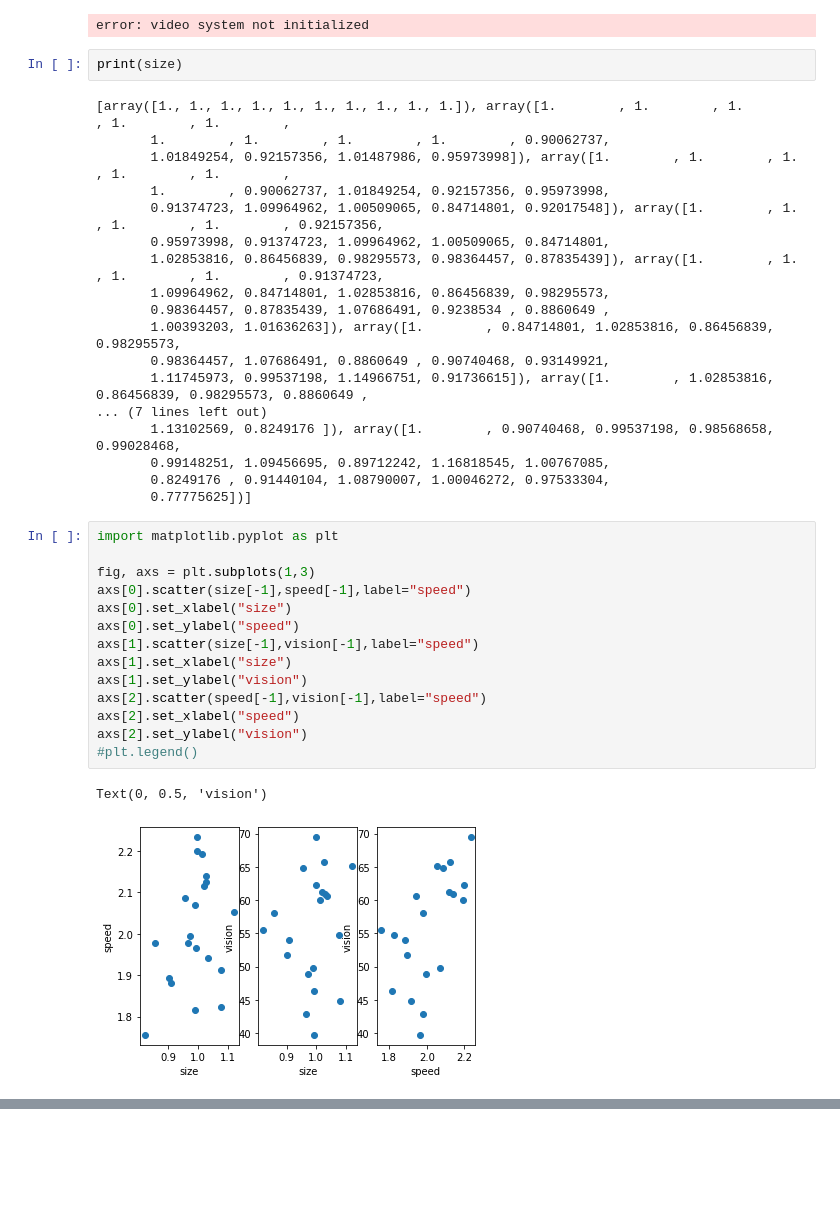
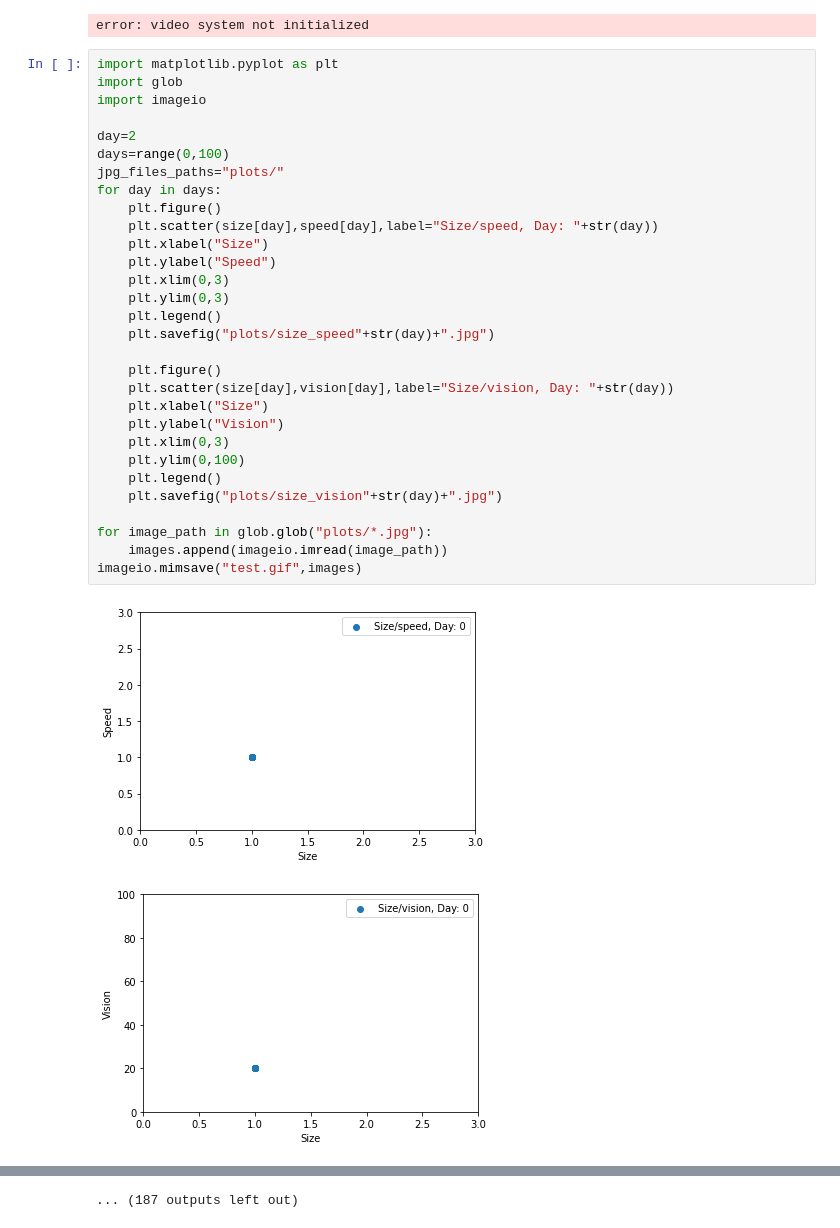
Before and after one commit to EmilGauti/MCS-FinalProject, a Jupyter notebook: Eco.ipynb, the cells around one changed output, grey strips where cells are left out. Cells and saved outputs as stored; diff of their text form; blank space fills up the shorter version.

Commit message:
plotting

```diff
--- a/Eco.ipynb
+++ b/Eco.ipynb
@@ -560,40 +560,36 @@ while True:
     iteration += 1
 # %% [output]
 error: video system not initialized
-# %%
-print(size)
-# %% [output]
-[array([1., 1., 1., 1., 1., 1., 1., 1., 1., 1.]), array([1.        , 1.        , 1.        , 1.        , 1.        ,
-       1.        , 1.        , 1.        , 1.        , 0.90062737,
-       1.01849254, 0.92157356, 1.01487986, 0.95973998]), array([1.        , 1.        , 1.        , 1.        , 1.        ,
-       1.        , 0.90062737, 1.01849254, 0.92157356, 0.95973998,
-       0.91374723, 1.09964962, 1.00509065, 0.84714801, 0.92017548]), array([1.        , 1.        , 1.        , 1.        , 0.92157356,
-       0.95973998, 0.91374723, 1.09964962, 1.00509065, 0.84714801,
-       1.02853816, 0.86456839, 0.98295573, 0.98364457, 0.87835439]), array([1.        , 1.        , 1.        , 1.        , 0.91374723,
-       1.09964962, 0.84714801, 1.02853816, 0.86456839, 0.98295573,
-       0.98364457, 0.87835439, 1.07686491, 0.9238534 , 0.8860649 ,
-       1.00393203, 1.01636263]), array([1.        , 0.84714801, 1.02853816, 0.86456839, 0.98295573,
-       0.98364457, 1.07686491, 0.8860649 , 0.90740468, 0.93149921,
-       1.11745973, 0.99537198, 1.14966751, 0.91736615]), array([1.        , 1.02853816, 0.86456839, 0.98295573, 0.8860649 ,
-... (7 lines left out)
-       1.13102569, 0.8249176 ]), array([1.        , 0.90740468, 0.99537198, 0.98568658, 0.99028468,
-       0.99148251, 1.09456695, 0.89712242, 1.16818545, 1.00767085,
-       0.8249176 , 0.91440104, 1.08790007, 1.00046272, 0.97533304,
-       0.77775625])]
-# %%
-import matplotlib.pyplot as plt
-
-fig, axs = plt.subplots(1,3)
-axs[0].scatter(size[-1],speed[-1],label="speed")
-axs[0].set_xlabel("size")
-axs[0].set_ylabel("speed")
-axs[1].scatter(size[-1],vision[-1],label="speed")
-axs[1].set_xlabel("size")
-axs[1].set_ylabel("vision")
-axs[2].scatter(speed[-1],vision[-1],label="speed")
-axs[2].set_xlabel("speed")
-axs[2].set_ylabel("vision")
-#plt.legend()
-# %% [output]
-Text(0, 0.5, 'vision')
-[figure, removed]
+# %%
+import matplotlib.pyplot as plt
+import glob
+import imageio
+
+day=2
+days=range(0,100)
+jpg_files_paths="plots/"
+for day in days:
+    plt.figure()
+    plt.scatter(size[day],speed[day],label="Size/speed, Day: "+str(day))
+    plt.xlabel("Size")
+    plt.ylabel("Speed")
+    plt.xlim(0,3)
+    plt.ylim(0,3)
+    plt.legend()
+    plt.savefig("plots/size_speed"+str(day)+".jpg")
+
+    plt.figure()
+    plt.scatter(size[day],vision[day],label="Size/vision, Day: "+str(day))
+    plt.xlabel("Size")
+    plt.ylabel("Vision")
+    plt.xlim(0,3)
+    plt.ylim(0,100)
+    plt.legend()
+    plt.savefig("plots/size_vision"+str(day)+".jpg")
+
+for image_path in glob.glob("plots/*.jpg"):
+    images.append(imageio.imread(image_path))
+imageio.mimsave("test.gif",images)
+# %% [output]
+[figure, added]
+[figure, added]
@@ -599,0 +606 @@ Text(0, 0.5, 'vision')
+... (187 outputs left out)
```
Also changed, not shown: parts of 1 cell of this notebook, 4 other files.
